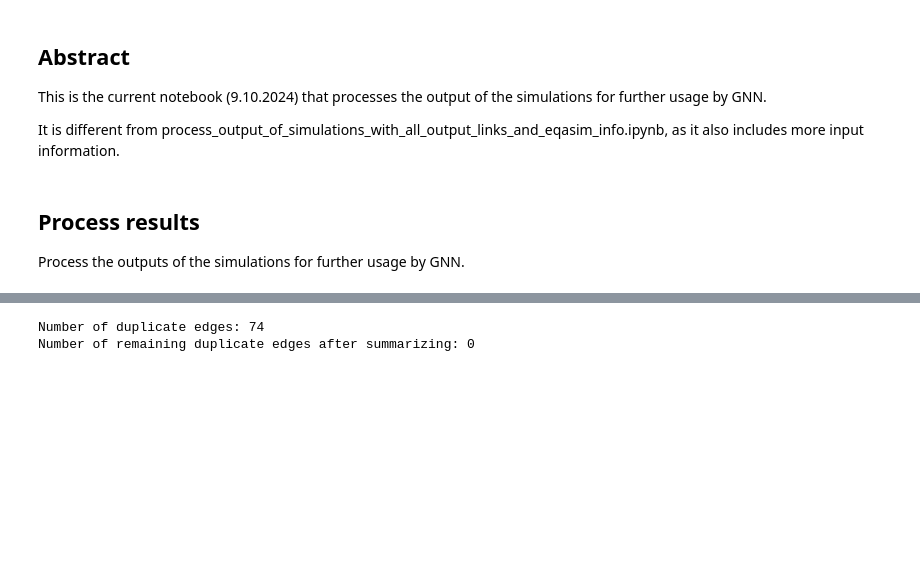
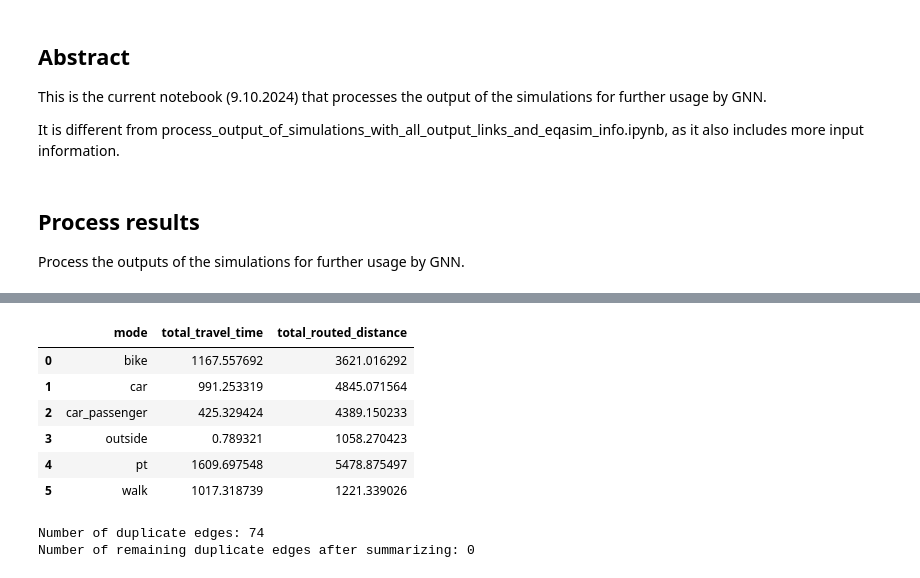
Before and after one commit to enatterer/matsim-ile-de-france, a Jupyter notebook: ile_de_france/src/main/python/process_output_of_simulations/process_output_of_simulations_linegraph_has_nodes_for_districts.ipynb, the cells around one changed output, grey strips where cells are left out. Cells and saved outputs as stored; diff of their text form; code cells hidden in the pictures; blank space fills up the shorter version.

Commit message:
some changes for processing result dic

```diff
--- a/ile_de_france/src/main/python/process_output_of_simulations/process_output_of_simulations_linegraph_has_nodes_for_districts.ipynb
+++ b/ile_de_france/src/main/python/process_output_of_simulations/process_output_of_simulations_linegraph_has_nodes_for_districts.ipynb
@@ -111,3 +117,13 @@ links_gdf_with_districts = links_gdf_with_districts.groupby('link').agg({
+# %%
+result_dic_eqasim_trips['Policy introduced in Arrondissement(s) d, 1, 10']
+# %% [output]
+|  | mode | total_travel_time | total_routed_distance |
+| 0 | bike | 1167.557692 | 3621.016292 |
+| 1 | car | 991.253319 | 4845.071564 |
+| 2 | car_passenger | 425.329424 | 4389.150233 |
+| 3 | outside | 0.789321 | 1058.270423 |
+| 4 | pt | 1609.697548 | 5478.875497 |
+| 5 | walk | 1017.318739 | 1221.339026 |
 # %%
 def find_duplicate_edges_in_gdf(gdf):
     edge_count = defaultdict(list)
```
Also changed, not shown: parts of 2 cells of this notebook.
